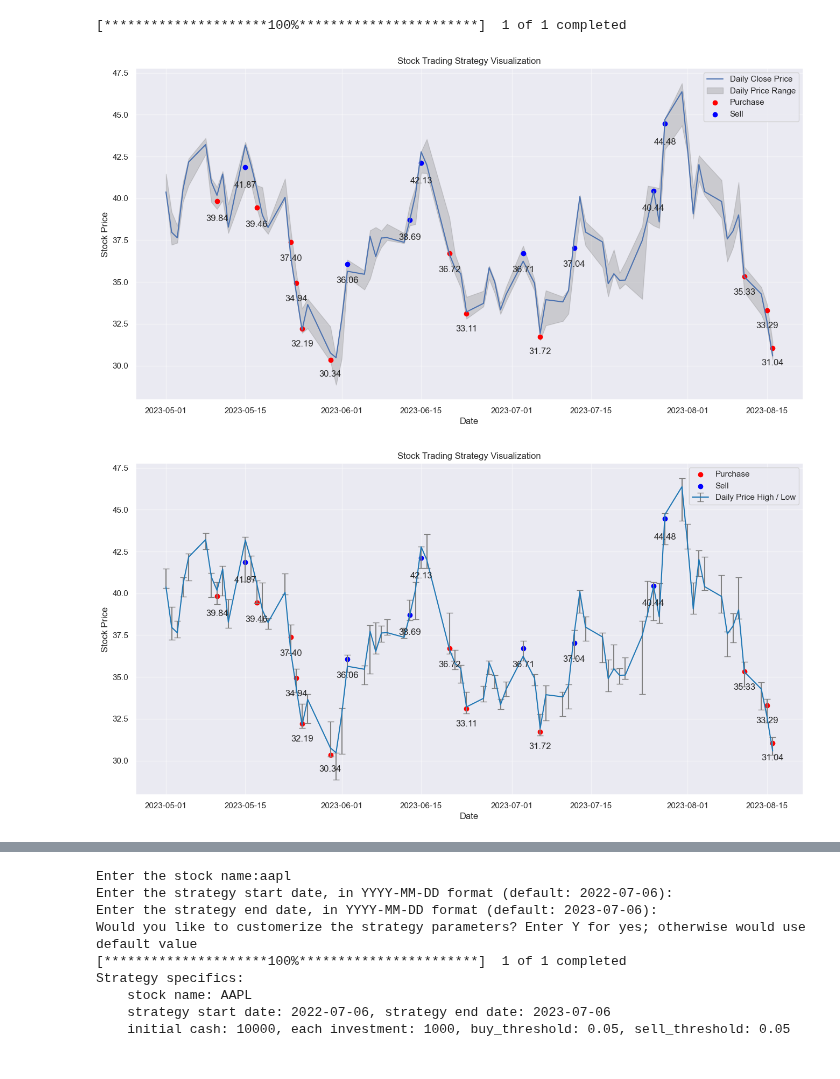
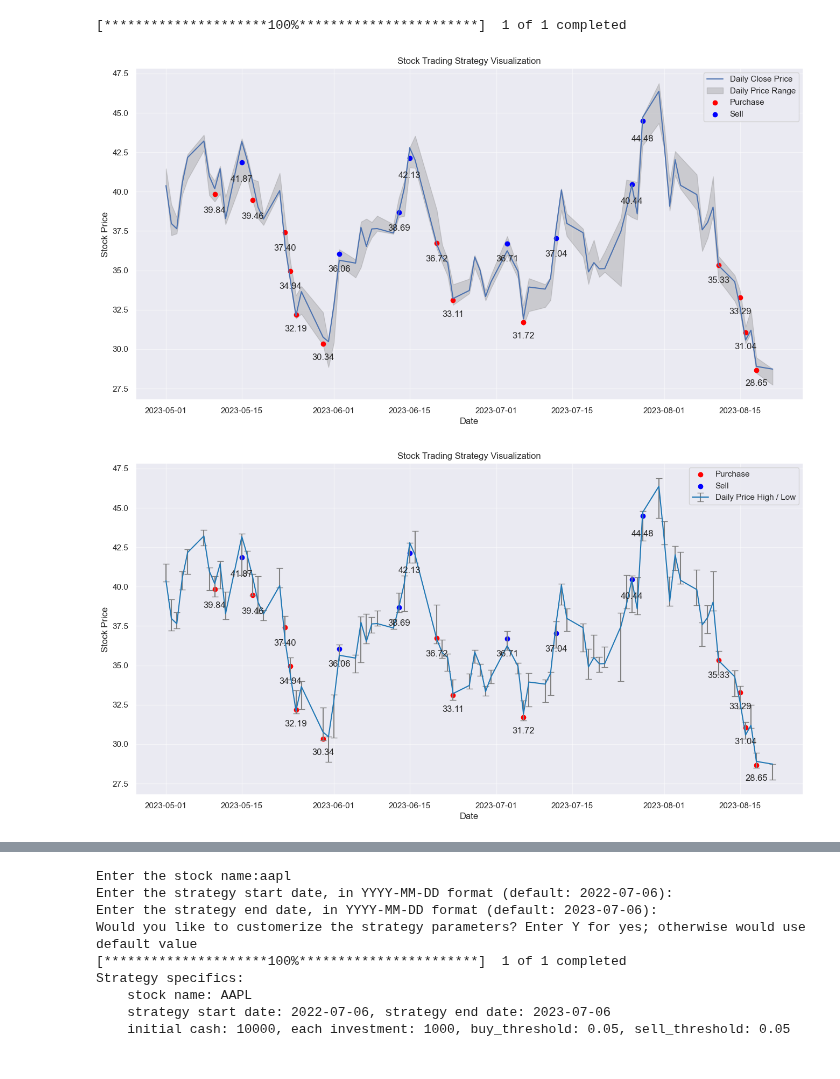
Before and after one commit to Yuchen-Peng/trading_strategy, a Jupyter notebook: notebooks/concise-notebook.ipynb, the cells around one changed output, grey strips where cells are left out. Drawn from its saved outputs; the diff is of its cells as text; code cells hidden in the pictures.

```diff
--- a/notebooks/concise-notebook.ipynb
+++ b/notebooks/concise-notebook.ipynb
@@ -234,6 +234,7 @@ result = pd.DataFrame({
         'Purchase',
         'Purchase',
         'Purchase',
+        'Purchase',
     ],
     'date':['2023-05-10',
             '2023-05-15',
@@ -255,6 +256,7 @@ result = pd.DataFrame({
             '2023-08-11',
             '2023-08-15',
             '2023-08-16',
+            '2023-08-18',
            ],
     'daily_price':[
         39.84,
@@ -277,38 +279,39 @@ result = pd.DataFrame({
         35.33,
         33.29,
         31.04,
+        28.65,
     ]
 }
 )
 
 result['date'] = pd.to_datetime(result['date'])
 
 # plot the purchase actions as red dots
 purchases = result[result['action'] == 'Purchase']
 plt.scatter(purchases['date'], purchases['daily_price'], color='red', label='Purchase')
 
 # plot the sell actions as blue dots
 sells = result[result['action'] == 'Sell']
 plt.scatter(sells['date'], sells['daily_price'], color='blue', label='Sell')
 
 for index, row in sells.iterrows():
     # plt.text(row['date'], row['daily_price'], row['daily_price'], ha='center', va='bottom')
     plt.annotate(f"{row['daily_price']:.2f}", xy=(row['date'], row['daily_price']),
                  xytext=(row['date'], row['daily_price']*0.98), ha='center', va='top')
 for index, row in purchases.iterrows():
     # plt.text(row['date'], row['daily_price'], row['daily_price'], ha='center', va='bottom')
     plt.annotate(f"{row['daily_price']:.2f}", xy=(row['date'], row['daily_price']),
                  xytext=(row['date'], row['daily_price']*0.98), ha='center', va='top')
 
 plt.xlabel('Date')
 plt.ylabel('Stock Price')
 plt.title('Stock Trading Strategy Visualization')
 plt.legend()
 
 plt.show()
 # %% [output]
 [*********************100%***********************]  1 of 1 completed
-[figure, old version]
+[figure, new version]
 # %%
 # Plotting error bars for highest and lowest prices
 
@@ -347,7 +350,7 @@ plt.legend()
 
 plt.show()
 # %% [output]
-[figure, old version]
+[figure, new version]
 # %%
 # sample plot using actual trading data: Yang
 
```
Also changed, not shown: parts of 1 cell of this notebook.
